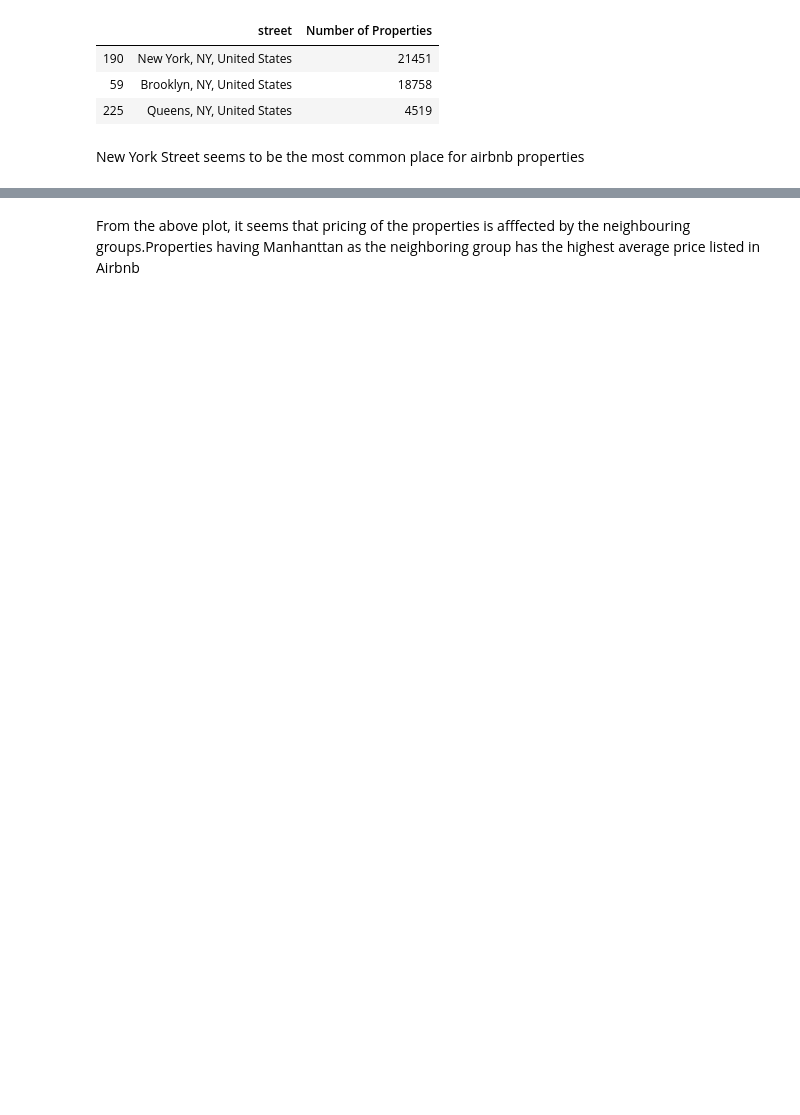
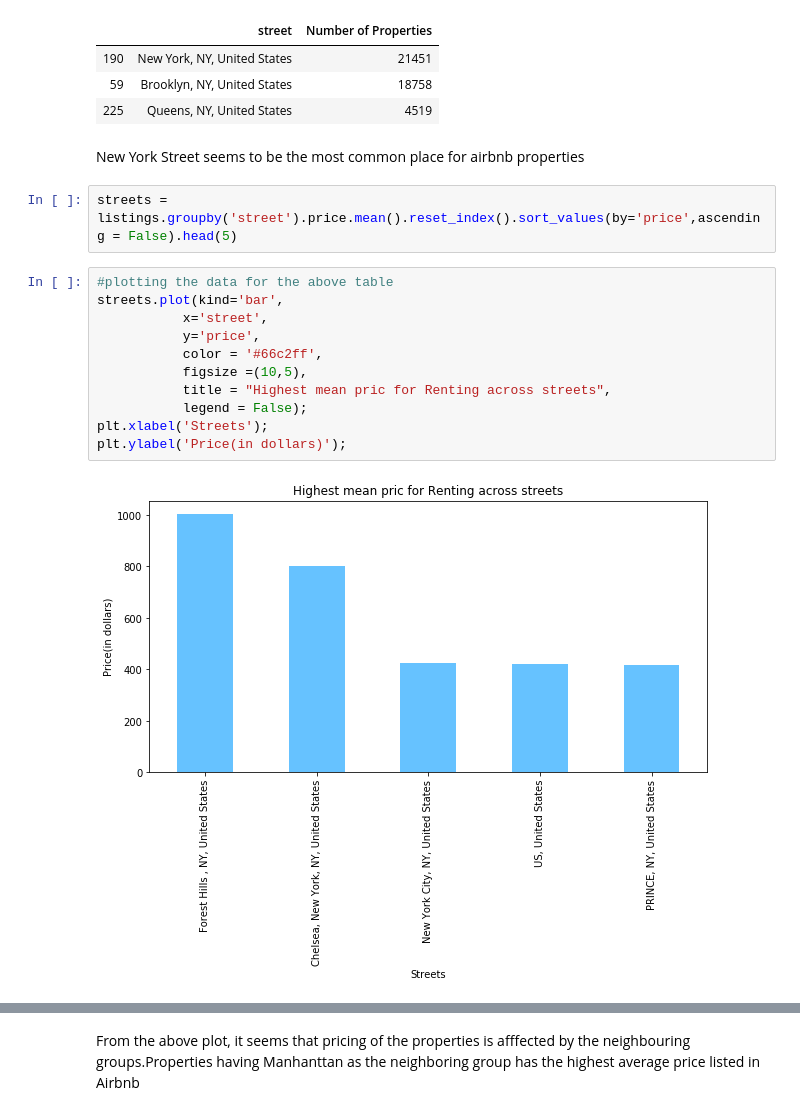
Before and after one commit to amitborkar98/AIRBNB-NewYork, a Jupyter notebook: analysis.ipynb, the cells around one changed output, grey strips where cells are left out. Cells and saved outputs as stored; diff of their text form; blank space fills up the shorter version.

```diff
--- a/analysis.ipynb
+++ b/analysis.ipynb
@@ -261,3 +261,18 @@ street.rename(columns={'id':'Number of Properties'})
 | 225 | Queens, NY, United States | 4519 |
 # %% [markdown]
 New York Street seems to be the most common place for airbnb properties
+# %%
+streets = listings.groupby('street').price.mean().reset_index().sort_values(by='price',ascending = False).head(5)
+# %%
+#plotting the data for the above table
+streets.plot(kind='bar',
+           x='street',
+           y='price',
+           color = '#66c2ff',
+           figsize =(10,5),
+           title = "Highest mean pric for Renting across streets",
+           legend = False);
+plt.xlabel('Streets');
+plt.ylabel('Price(in dollars)');
+# %% [output]
+[figure, added]
```
Also changed, not shown: parts of 39 cells of this notebook.
